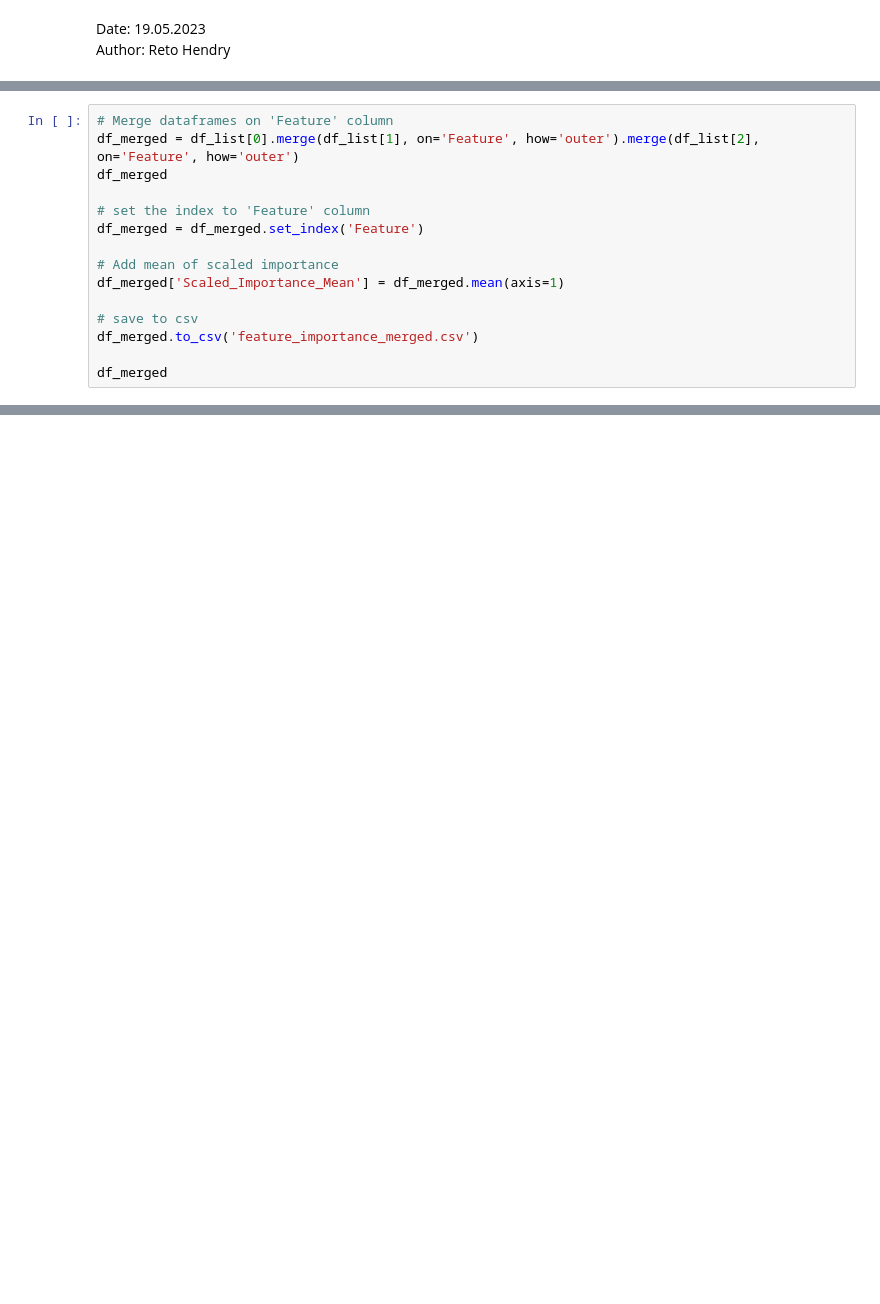
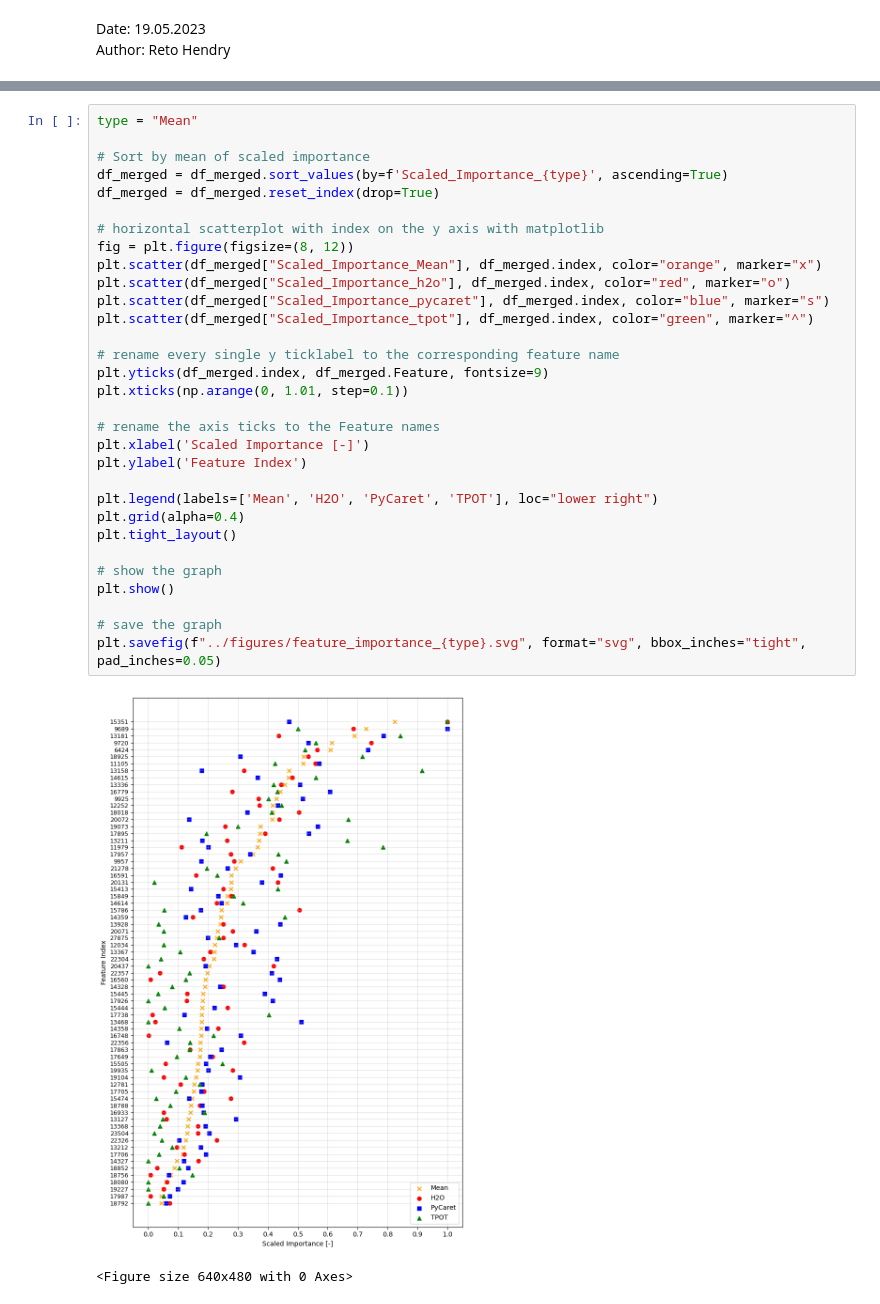
Before and after one commit to tahendry/master_thesis, a Jupyter notebook: analysis_and_plots/compare_feature_importance.ipynb, the cells around one changed output, grey strips where cells are left out. Drawn from its saved outputs; the diff is of its cells as text; blank space fills up the shorter version.

Commit message:
change plot style

```diff
--- a/analysis_and_plots/compare_feature_importance.ipynb
+++ b/analysis_and_plots/compare_feature_importance.ipynb
@@ -18,15 +41,0 @@ for df, path in zip(df_list, file_paths):
-# %%
-# Merge dataframes on 'Feature' column
-df_merged = df_list[0].merge(df_list[1], on='Feature', how='outer').merge(df_list[2], on='Feature', how='outer')
-df_merged
-
-# set the index to 'Feature' column
-df_merged = df_merged.set_index('Feature')
-
-# Add mean of scaled importance
-df_merged['Scaled_Importance_Mean'] = df_merged.mean(axis=1)
-
-# save to csv
-df_merged.to_csv('feature_importance_merged.csv')
-
-df_merged
@@ -103,0 +44,34 @@ plt.show()
+# %%
+type = "Mean"
+
+# Sort by mean of scaled importance
+df_merged = df_merged.sort_values(by=f'Scaled_Importance_{type}', ascending=True)
+df_merged = df_merged.reset_index(drop=True)
+
+# horizontal scatterplot with index on the y axis with matplotlib
+fig = plt.figure(figsize=(8, 12))
+plt.scatter(df_merged["Scaled_Importance_Mean"], df_merged.index, color="orange", marker="x")
+plt.scatter(df_merged["Scaled_Importance_h2o"], df_merged.index, color="red", marker="o")
+plt.scatter(df_merged["Scaled_Importance_pycaret"], df_merged.index, color="blue", marker="s")
+plt.scatter(df_merged["Scaled_Importance_tpot"], df_merged.index, color="green", marker="^")
+
+# rename every single y ticklabel to the corresponding feature name
+plt.yticks(df_merged.index, df_merged.Feature, fontsize=9)
+plt.xticks(np.arange(0, 1.01, step=0.1))
+
+# rename the axis ticks to the Feature names
+plt.xlabel('Scaled Importance [-]')
+plt.ylabel('Feature Index')
+
+plt.legend(labels=['Mean', 'H2O', 'PyCaret', 'TPOT'], loc="lower right")
+plt.grid(alpha=0.4)
+plt.tight_layout()
+
+# show the graph
+plt.show()
+
+# save the graph
+plt.savefig(f"../figures/feature_importance_{type}.svg", format="svg", bbox_inches="tight", pad_inches=0.05)
+# %% [output]
+[figure, added]
+<Figure size 640x480 with 0 Axes>
```
Also changed, not shown: parts of 14 cells of this notebook.
